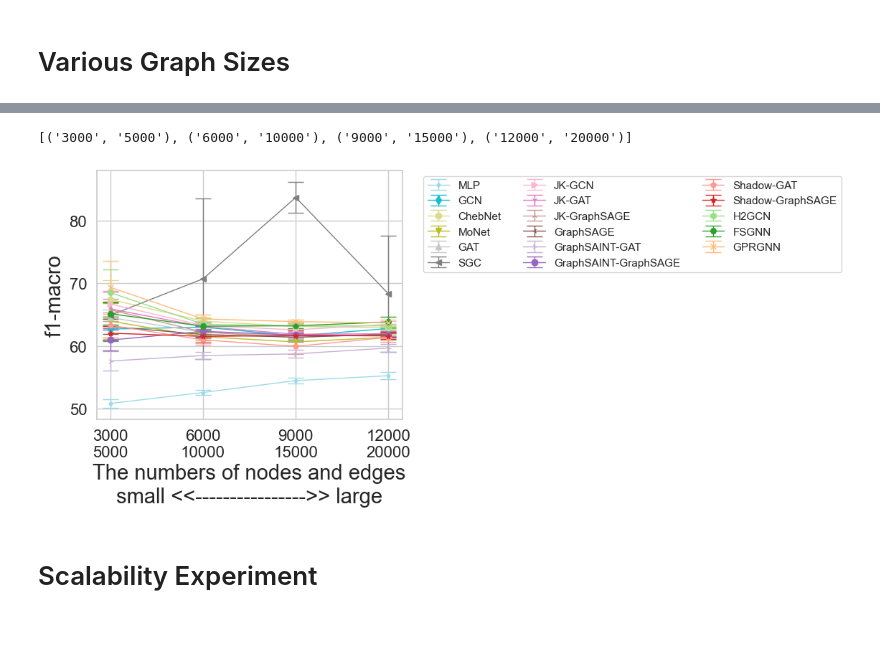
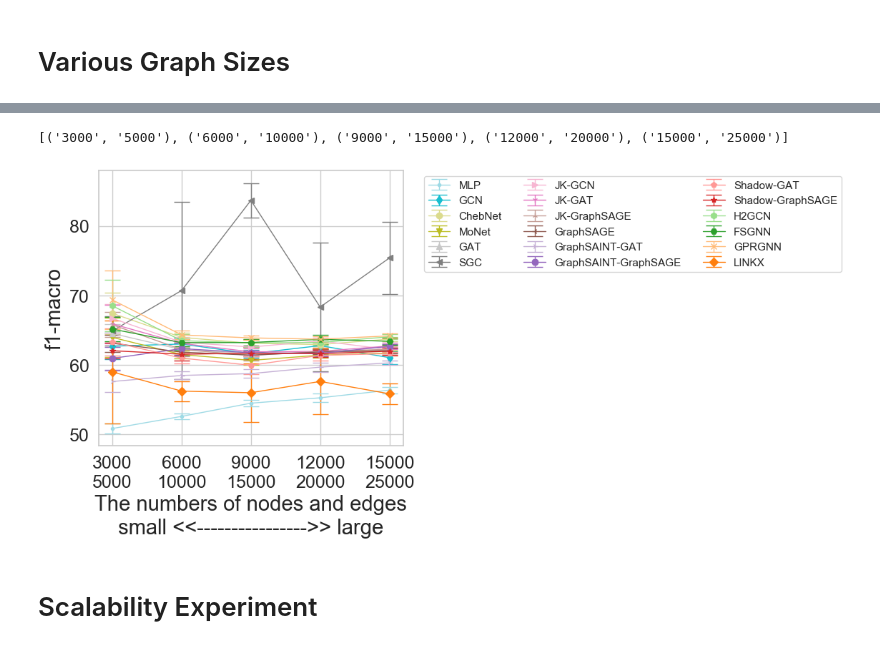
Before and after one commit to seijimaekawa/empirical-study-of-GNNs, a Jupyter notebook: notebooks/final_plots.ipynb, the cells around one changed output, grey strips where cells are left out. Saved outputs shown, nothing was run; the diff lists cells and outputs as text; code cells hidden in the pictures.

```diff
--- a/notebooks/final_plots.ipynb
+++ b/notebooks/final_plots.ipynb
@@ -26,6 +26,6 @@ methods = [
     "GCN", "ChebNet", "MoNet", "GAT", "SGC",
     "JK-GCN", "JK-GAT", "JK-GraphSAGE",
     "GraphSAGE", "GraphSAINT-GAT", "GraphSAINT-GraphSAGE", "Shadow-GAT", "Shadow-GraphSAGE",
-    "H2GCN", "FSGNN", "GPRGNN",
+    "H2GCN", "FSGNN", "GPRGNN", "LINKX"
     ]
 # %%
@@ -210,12 +212,12 @@ ylabel = 'f1-macro'
 xlabel = "The numbers of nodes and edges\nsmall <<---------------->> large"
 dataframe = df_scalability_node_edge
 
-# edge_list = 5000 * (2**np.array(range(8)))  # change edge
-edge_list =[5000, 10000, 15000, 20000]
+edge_list =[5000, 10000, 15000, 20000, 25000]
+# edge_list =[5000, 10000, 15000, 20000, 25000, 100000, 200000]
 edge_list = [str(x) for x in edge_list]
 
-# node_list = 3000 * (2**np.array(range(8)))
-node_list = [3000, 6000, 9000, 12000]
+node_list = [3000, 6000, 9000, 12000, 15000]
+# node_list = [3000, 6000, 9000, 12000, 15000, 60000, 120000]
 node_list = [str(x) for x in node_list]
 x_list = list(zip(node_list,edge_list))
 print(x_list)
@@ -225,7 +227,7 @@ plt.style.use('default')
 sns.set()
 sns.set_style('whitegrid')
 sns.set_palette('Set1')
-fig = plt.figure(figsize=(5.5, 4.5))
+fig = plt.figure(figsize=(5.5, 5))
 ax = fig.add_subplot(1, 1, 1)
 markers1 = [".", "d", "o", "v", "^", "<", ">", "1", "2", "3"]
 markers2 = ["4", "8", "p", "*", "h", "H", "x", "D"]
@@ -238,36 +240,39 @@ for i, method in enumerate(methods):
   for x in x_list:
     tmp_filtered = tmp[tmp["dataset"].str.contains(f"GenCAT_{base_dataset}_{x[0]}_{x[1]}")]
     if len(tmp_filtered)>0:
       test_f1_macro_mean = (tmp_filtered[f"{metric}_mean"] *
           tmp_filtered["RPMAX"].astype(int)).sum() / (len(tmp_filtered) * tmp_filtered.head(1)["RPMAX"].astype(int).values[0])
       test_f1_macro_std = (tmp_filtered[f"{metric}_std"] *
                   tmp_filtered["RPMAX"].astype(int)).sum() / (len(tmp_filtered) * tmp_filtered.head(1)["RPMAX"].astype(int).values[0])
       if test_f1_macro_mean==0:
         test_f1_macro_mean = np.nan
     else:
       test_f1_macro_mean = np.nan
       test_f1_macro_std = np.nan
     test_f1_macro_mean_list.append(test_f1_macro_mean)
     test_f1_macro_std_list.append(test_f1_macro_std)
   x_list_ = [f"{x_[0]}\n{x_[1]}" for x_ in x_list]
   ax.errorbar(
       x_list_,
       test_f1_macro_mean_list,
       yerr=test_f1_macro_std_list,
       marker=markers[i],
       label=method,
       capthick=1,
       capsize=8,
       lw=1,
       color=colors[i])
+# legend = ax.legend(ncol=9, bbox_to_anchor=(-.5, 1.2), loc='upper left')
 ax.legend(ncol=3, bbox_to_anchor=(1.05, 1.0), loc='upper left')
-ax.tick_params(labelsize=16)
+ax.tick_params(labelsize=18)
 ax.set_xlabel(xlabel,fontsize=21)
 ax.set_ylabel(ylabel,fontsize=21)
+
+plt.tight_layout()
 plt.show()
 # %% [output]
-[('3000', '5000'), ('6000', '10000'), ('9000', '15000'), ('12000', '20000')]
+[('3000', '5000'), ('6000', '10000'), ('9000', '15000'), ('12000', '20000'), ('15000', '25000')]
-[figure, old version]
+[figure, new version]
 # %% [markdown]
 # Scalability Experiment
 # %% [markdown]
```
Also changed, not shown: parts of 15 cells of this notebook, 11 other files.
